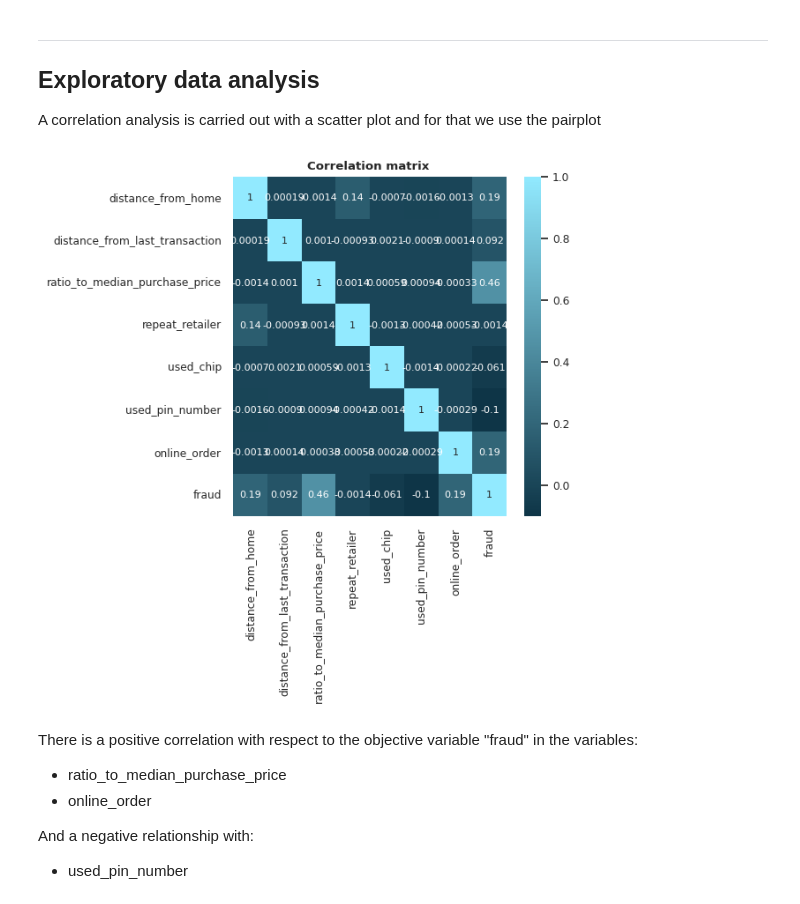
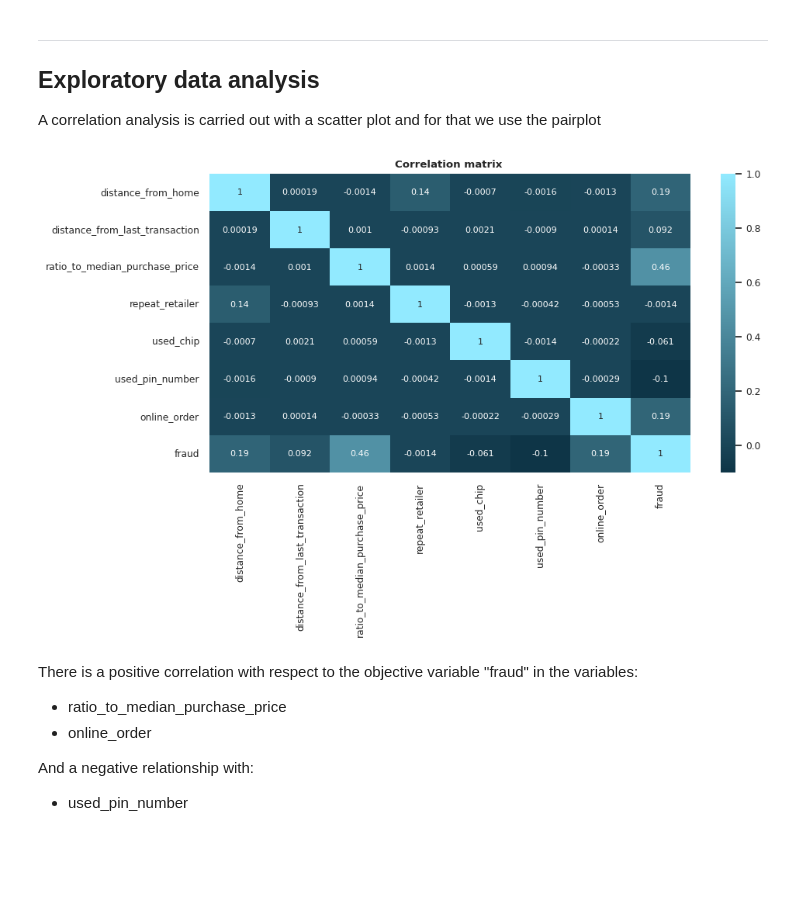
Before and after one commit to William-CCS96/Credit-card-fraud-predictive-model-with_decision_tree_and_random_forest, a Jupyter notebook: notebooks/0.0-credit_card_fraud_predictive_model_with_decision_tree_and_random_forest-introduction.ipynb, the cells around one changed output. Cells and saved outputs as stored; diff of their text form; code cells hidden in the pictures; blank space fills up the shorter version.

```diff
--- a/notebooks/0.0-credit_card_fraud_predictive_model_with_decision_tree_and_random_forest-introduction.ipynb
+++ b/notebooks/0.0-credit_card_fraud_predictive_model_with_decision_tree_and_random_forest-introduction.ipynb
@@ -154,14 +130,14 @@ A correlation analysis is carried out with a scatter plot and for that we use th
 # %%
 colors = ["#0E3547", "#92EAFF", "#6B6B6B"]
 cmap = LinearSegmentedColormap.from_list('Custom', colors[:2], N=256)
 
-plt.figure(figsize=(5,5))
+plt.figure(figsize=(10,5))
 sns.set(style="whitegrid", context="notebook", font_scale=0.8)
 sns.heatmap(df.corr(), cmap=cmap, annot=True, annot_kws={"size": 8})
 plt.title("Correlation matrix ", fontweight='bold')
 plt.show()
 # %% [output]
-[figure, old version]
+[figure, new version]
 # %% [markdown]
 There is a positive correlation with respect to the objective variable "fraud" in the variables:
 * ratio_to_median_purchase_price
```
Also changed, not shown: parts of 8 cells of this notebook, 2 other files.
